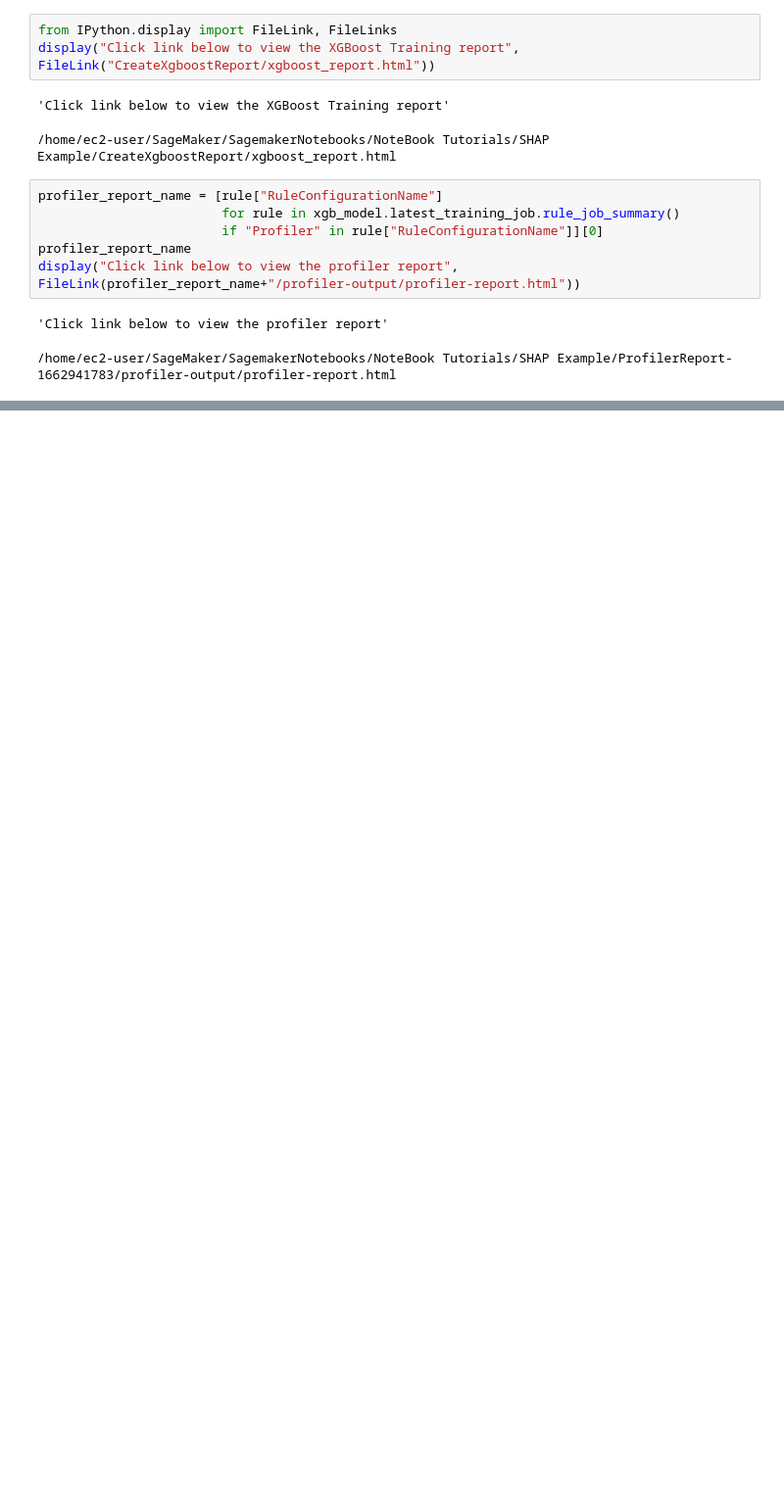
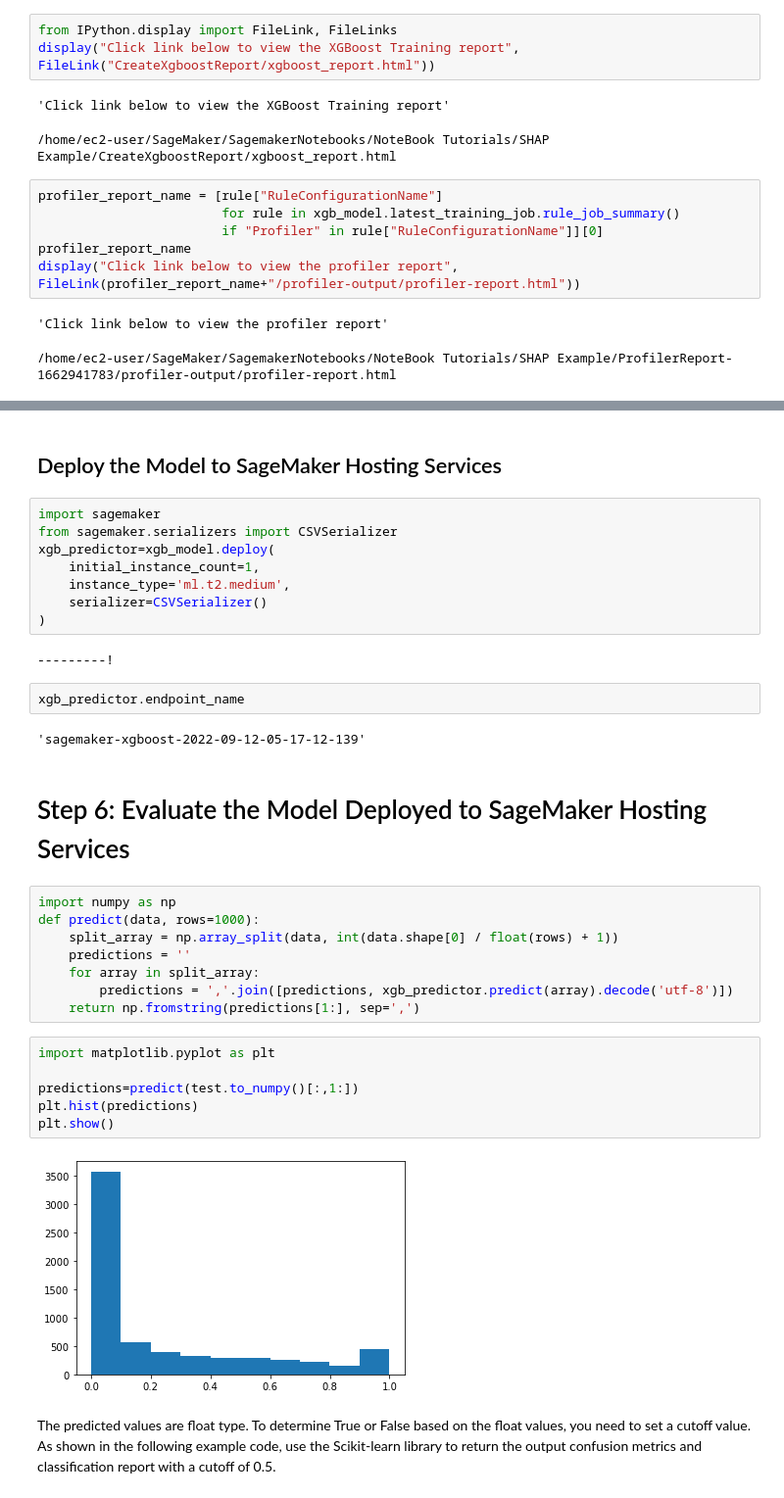
Before and after one commit to jraymondli/SagemakerNotebooks, a Jupyter notebook: NoteBook Tutorials/SHAP Example/ShapExample.ipynb, the cells around one changed output, grey strips where cells are left out. Shown at 98% size. Saved outputs shown, nothing was run; the diff lists cells and outputs as text; blank space fills up the shorter version.

Commit message:
Updating SHAP example

```diff
--- a/NoteBook Tutorials/SHAP Example/ShapExample.ipynb
+++ b/NoteBook Tutorials/SHAP Example/ShapExample.ipynb
@@ -280,0 +289,36 @@ display("Click link below to view the profiler report", FileLink(profiler_report
+# %% [markdown]
+## Deploy the Model to SageMaker Hosting Services
+# %%
+import sagemaker
+from sagemaker.serializers import CSVSerializer
+xgb_predictor=xgb_model.deploy(
+    initial_instance_count=1,
+    instance_type='ml.t2.medium',
+    serializer=CSVSerializer()
+)
+# %% [output]
+---------!
+# %%
+xgb_predictor.endpoint_name
+# %% [output]
+'sagemaker-xgboost-2022-09-12-05-17-12-139'
+# %% [markdown]
+# Step 6: Evaluate the Model Deployed to SageMaker Hosting Services
+# %%
+import numpy as np
+def predict(data, rows=1000):
+    split_array = np.array_split(data, int(data.shape[0] / float(rows) + 1))
+    predictions = ''
+    for array in split_array:
+        predictions = ','.join([predictions, xgb_predictor.predict(array).decode('utf-8')])
+    return np.fromstring(predictions[1:], sep=',')
+# %%
+import matplotlib.pyplot as plt
+
+predictions=predict(test.to_numpy()[:,1:])
+plt.hist(predictions)
+plt.show()
+# %% [output]
+[figure, added]
+# %% [markdown]
+The predicted values are float type. To determine True or False based on the float values, you need to set a cutoff value. As shown in the following example code, use the Scikit-learn library to return the output confusion metrics and classification report with a cutoff of 0.5.
```
Also changed, not shown: parts of 11 cells of this notebook.
